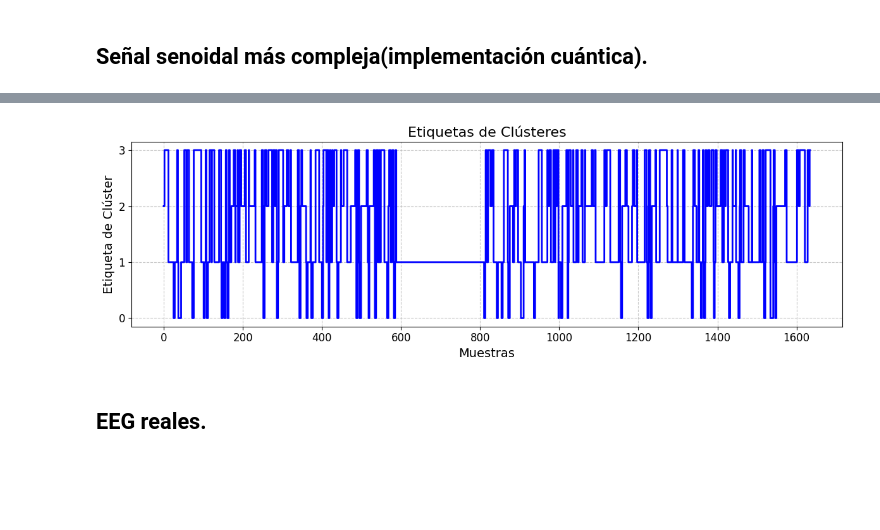
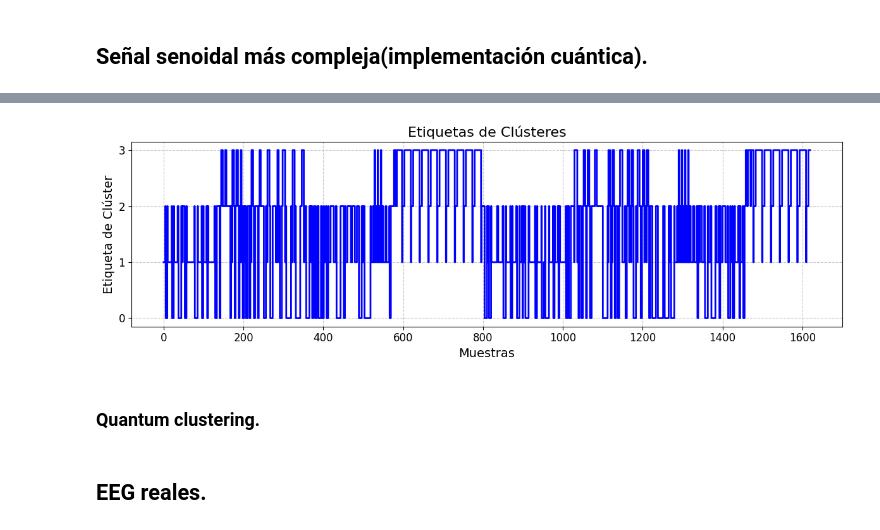
Before and after one commit to manuuuv/TFG, a Jupyter notebook: Quantum_RC_Manuel2.ipynb, the cells around one changed output, grey strips where cells are left out. Drawn from its saved outputs; the diff is of its cells as text; code cells hidden in the pictures; blank space fills up the shorter version.

```diff
--- a/Quantum_RC_Manuel2.ipynb
+++ b/Quantum_RC_Manuel2.ipynb
@@ -682,7 +682,7 @@ def quantum_echo_state_network(input_data, prev_output, weights_in, weights_rc,
         qml.RX(.05*weights_in[i] * input_data + .95*weights_rc[i] * prev_output[i], wires=i)
 
     # Evolve through the quantum reservoir
-    quantum_reservoir(reservoir_weights, connectivity='star')
+    quantum_reservoir(reservoir_weights, connectivity='full')
 
     # Measure expectation values (output features)
     return [qml.expval(qml.PauliZ(i)) for i in range(num_qubits)]
@@ -766,5 +766,5 @@ print(amplitude_envelope.shape)
 # %%
-stable_start = min(75, amplitude_envelope.shape[1])
+stable_start = min(90, amplitude_envelope.shape[1])
 input_sequence = amplitude_envelope[:, stable_start:-50]
 print(input_sequence.shape)
 plt.plot(input_sequence[0, 1:], linestyle="dashed", color = 'magenta')
@@ -774,0 +784,3 @@ plt.show()
+# %%
+window_size = 5  # Define el tamaño de la ventana
+input_sequence_mean = np.array([pd.Series(input_sequence.T[:, i]).rolling(window=window_size, min_periods=1).mean() for i in range(input_sequence.shape[0])]).T
@@ -775,7 +841,7 @@ plt.show()
 # %%
 # Agrupamiento (clustering)
 num_clusters = 4  # Número de clústeres
-kmeans = KMeans(n_clusters=num_clusters, random_state=0).fit(input_sequence.T)
+kmeans = KMeans(n_clusters=num_clusters, random_state=0).fit(input_sequence_mean)
 
 # Resultados
 idx = kmeans.labels_  # Etiquetas de los clústeres
@@ -798,18 +872,20 @@ Centroides de los clústeres:
 # %%
 plt.figure(figsize=(12, 4))
-plt.step(range(input_sequence.shape[1]), idx, where='post', color='blue', linewidth=2)
+plt.step(range(input_sequence_mean.shape[0]), idx, where='post', color='blue', linewidth=2)
 plt.title('Etiquetas de Clústeres', fontsize=16)
 plt.xlabel('Muestras', fontsize=14)
 plt.ylabel('Etiqueta de Clúster', fontsize=14)
 plt.yticks(np.arange(num_clusters))
 plt.xticks(fontsize=12)
 plt.yticks(fontsize=12)
 plt.grid(True, linestyle='--', alpha=0.7)
 #plt.xlim(100, 200)
 plt.tight_layout()
 plt.show()
 # %% [output]
-[figure, old version]
+[figure, new version]
+# %% [markdown]
+### Quantum clustering.
 # %% [markdown]
 ## EEG reales.
 # %%
```
Also changed, not shown: parts of 20 cells of this notebook, 1 other file.
